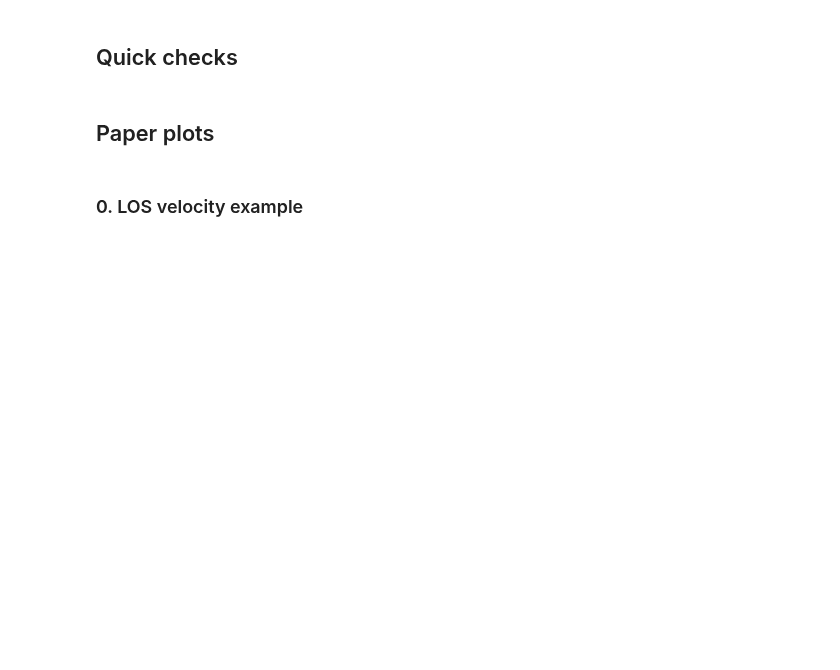
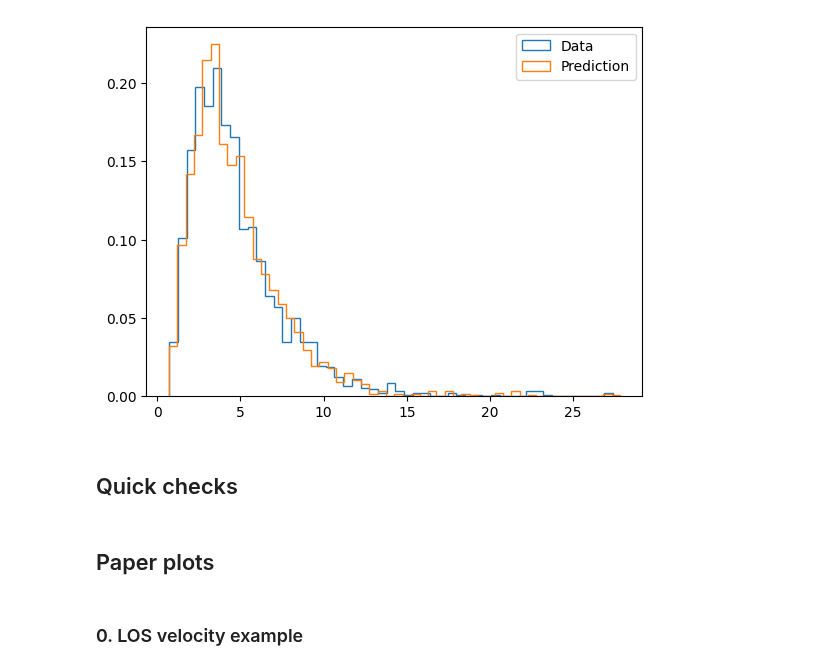
Before and after one commit to Richard-Sti/csiborgtools, a Jupyter notebook: notebooks/flow/H0_mocks.ipynb, the cells around one changed output. Cells and saved outputs as stored; diff of their text form; code cells hidden in the pictures; blank space fills up the shorter version.

```diff
--- a/notebooks/flow/H0_mocks.ipynb
+++ b/notebooks/flow/H0_mocks.ipynb
@@ -34,3 +85,11 @@ fdir = "/mnt/extraspace/rstiskalek/csiborg_postprocessing/peculiar_velocity"
+# %%
+plt.figure()
+plt.hist(theta_eff_data, bins="auto", histtype="step", label="Data", density=True)
+plt.hist(np.mean(theta_eff_pred, axis=0), bins="auto", histtype="step", label="Prediction", density=True)
+plt.legend()
+plt.show()
+# %% [output]
+[figure, added]
 # %% [markdown]
 ## Quick checks
 # %%
```
Also changed, not shown: parts of 4 cells of this notebook.
